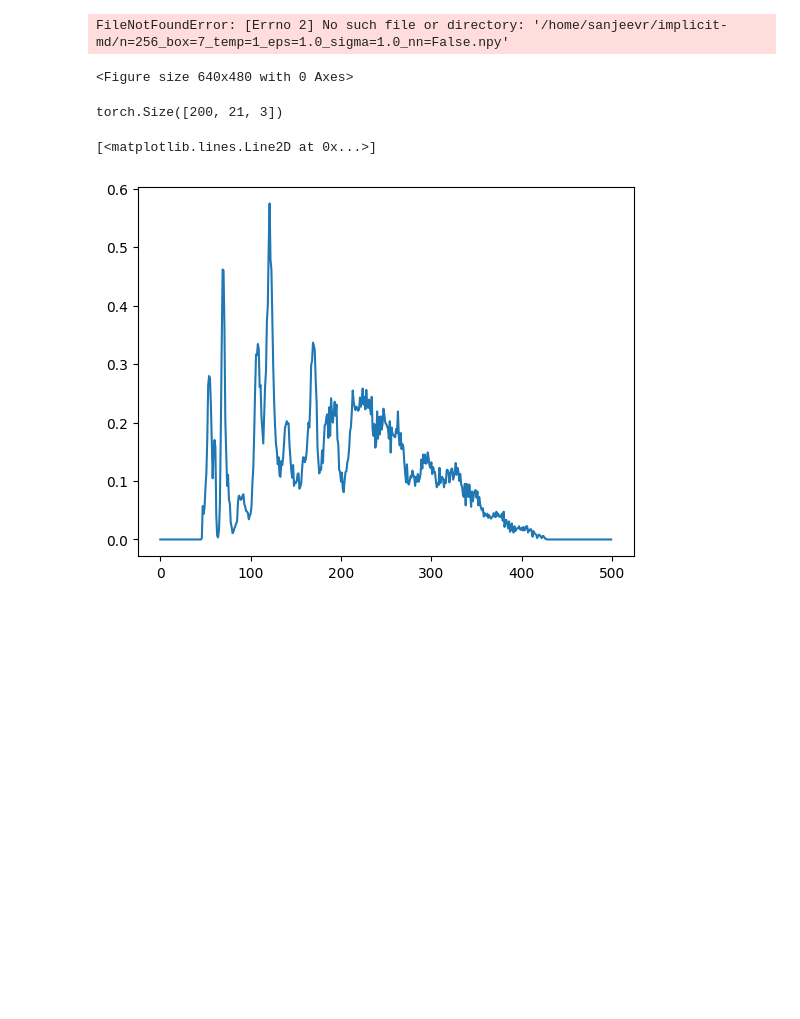
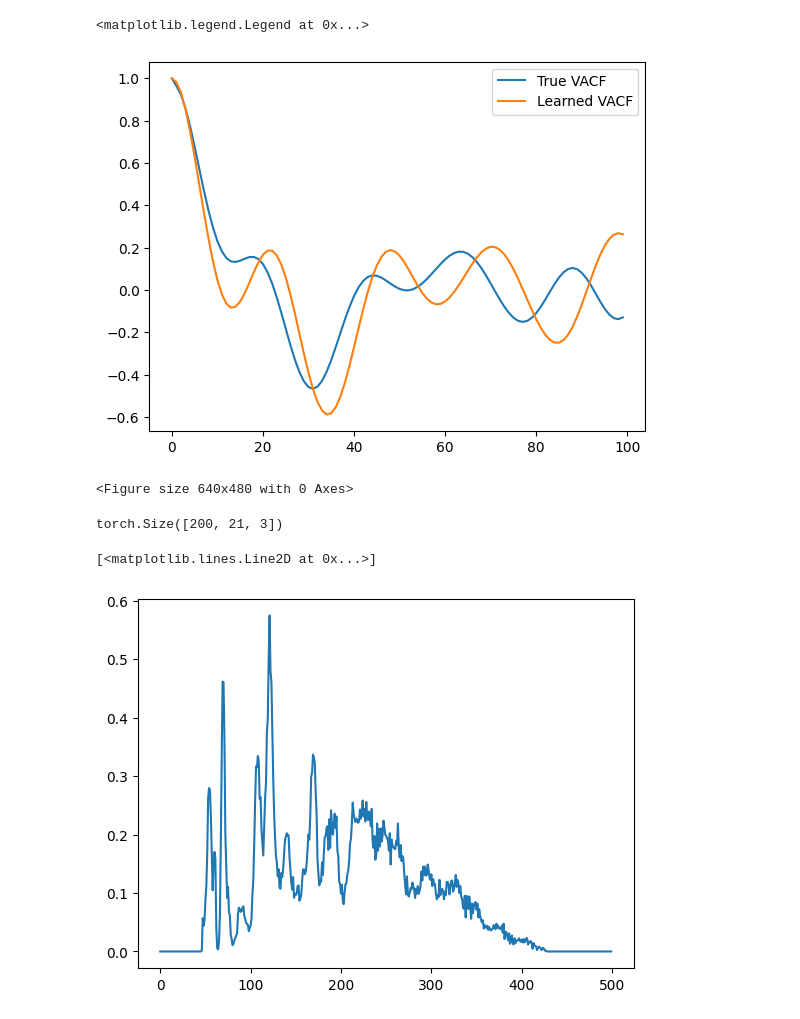
Before and after one commit to jeevster/implicit-md, a Jupyter notebook: Untitled.ipynb, the cells around one changed output. Cells and saved outputs as stored; diff of their text form; code cells hidden in the pictures; blank space fills up the shorter version.

```diff
--- a/Untitled.ipynb
+++ b/Untitled.ipynb
@@ -1,27 +1,20 @@
 # %%
 import numpy as np
 import matplotlib.pyplot as plt
 
-g_r_diff = np.load("/home/sanjeevr/implicit-md/n=256_box=7_temp=1_eps=1.0_sigma=1.0_nn=False.npy")
-plt.plot(np.linspace(1, 1000, 999), g_r_diff, label = 'true')
-plt.xlabel("Timestep")
-plt.ylabel("Average Relative Difference in RDF from Previous Timestep")
-
-g_r_diff = np.load("/home/sanjeevr/implicit-md/n=256_box=7_temp=1_eps=1.0_sigma=1.0_nn=True.npy")
-#plt.plot(np.linspace(1, 1000, 999), g_r_diff, label = 'NN-untrained')
-
-plt.yscale('log')
-plt.xscale('log')
-
-
-# plt.axhline(2.5, c = 'g')
-# plt.axvline(50, c = 'g')
+g_r_true = np.load("/home/sanjeevr/implicit-md/results_nnip_continuous/IMPLICIT_aspirin_TEST_nequip/gt_vacf.npy")
+g_r = np.load("/home/sanjeevr/implicit-md/results_nnip_continuous/IMPLICIT_aspirin_TEST_nequip/vacf_epoch1.npy")
+g_r_true2 = np.load("/home/sanjeevr/implicit-md/results_nnip_continuous/IMPLICIT_aspirin_TEST_resumestrategy0.25_learn_continuous/gt_vacf.npy")
+plt.plot(g_r_true, label = "True VACF")
+plt.plot(g_r, label = "Learned VACF")
+plt.plot(g_r_true2, label = "Learned VACF")
 
 
 
 plt.legend()
 # %% [output]
-FileNotFoundError: [Errno 2] No such file or directory: '/home/sanjeevr/implicit-md/n=256_box=7_temp=1_eps=1.0_sigma=1.0_nn=False.npy'
+<matplotlib.legend.Legend at 0x...>
+[figure, added]
 # %%
 import numpy as np
 import time
```
Also changed, not shown: 6 other files.
